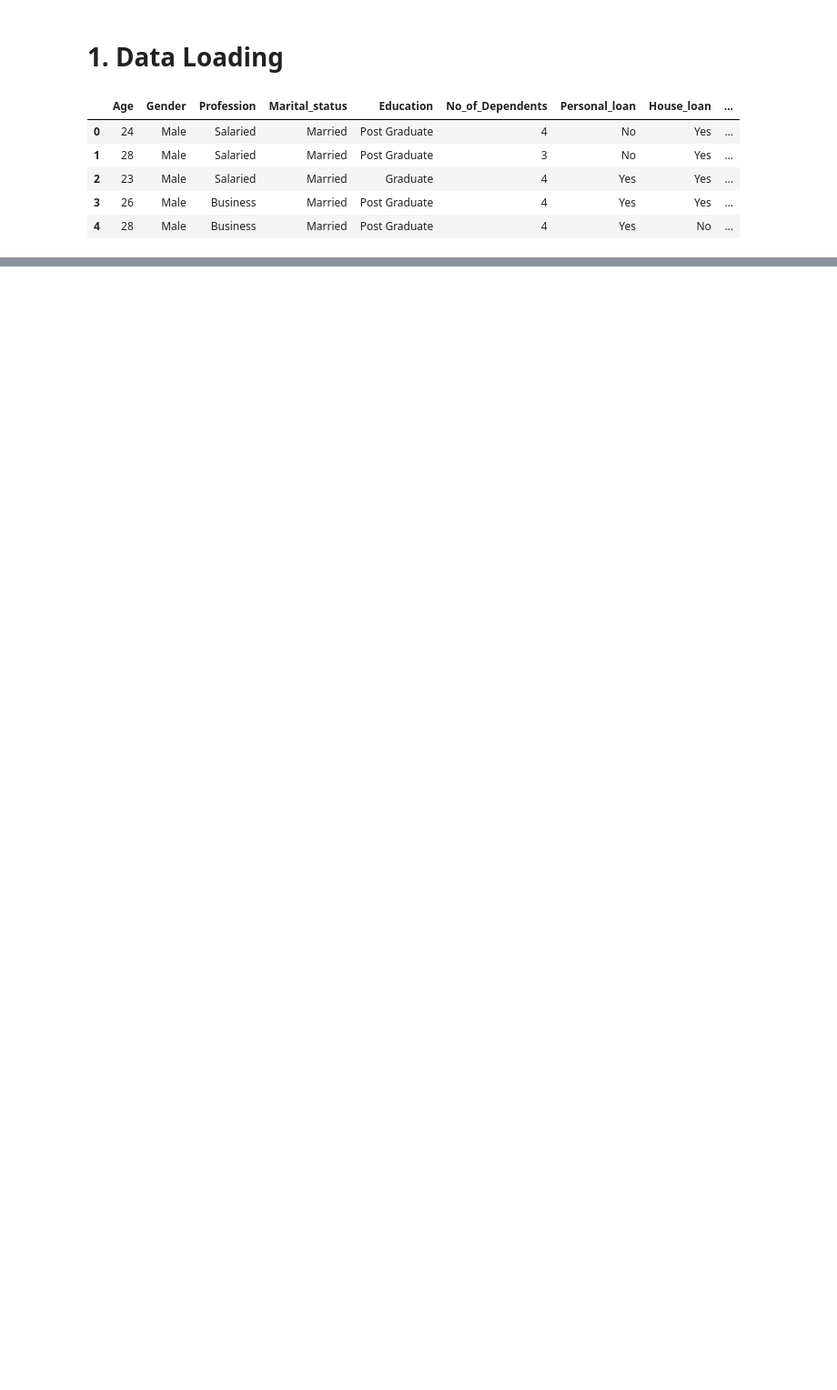
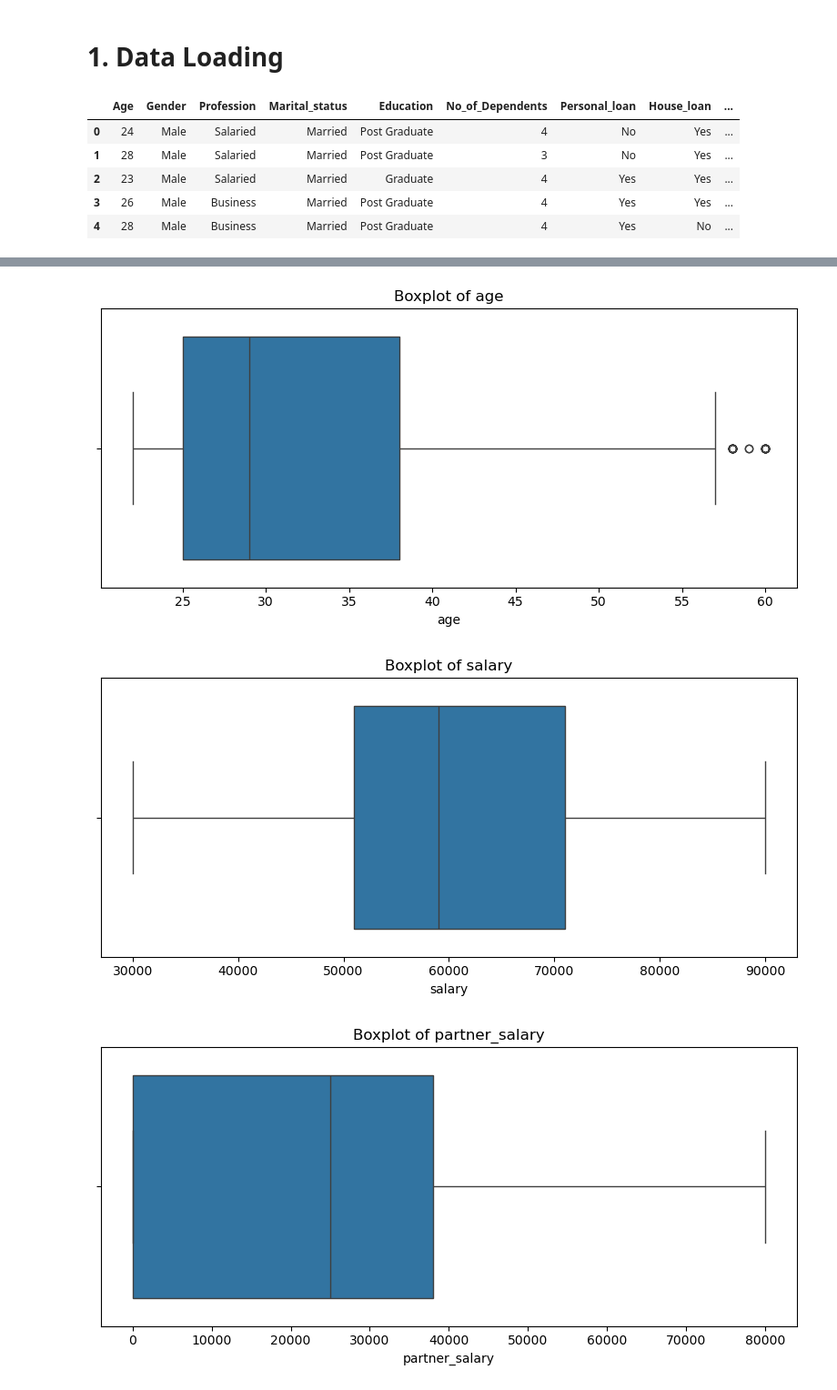
Before and after one commit to emmanuelakinadubi-source/ds_may_wk1_assignment, a Jupyter notebook: src/notebook/EDA_Austo_Automobile.ipynb, the cells around one changed output, grey strips where cells are left out. Shown at 91% size. Saved outputs shown, nothing was run; the diff lists cells and outputs as text; code cells hidden in the pictures; blank space fills up the shorter version.

```diff
--- a/src/notebook/EDA_Austo_Automobile.ipynb
+++ b/src/notebook/EDA_Austo_Automobile.ipynb
@@ -73,0 +215,7 @@ df.head()
+# %%
+for col in numerical_columns:
+    Visualizer.plot_box(cleaned_df, col)
+# %% [output]
+[figure, added]
+[figure, added]
+[figure, added]
```
Also changed, not shown: parts of 22 cells of this notebook, 5 other files.
